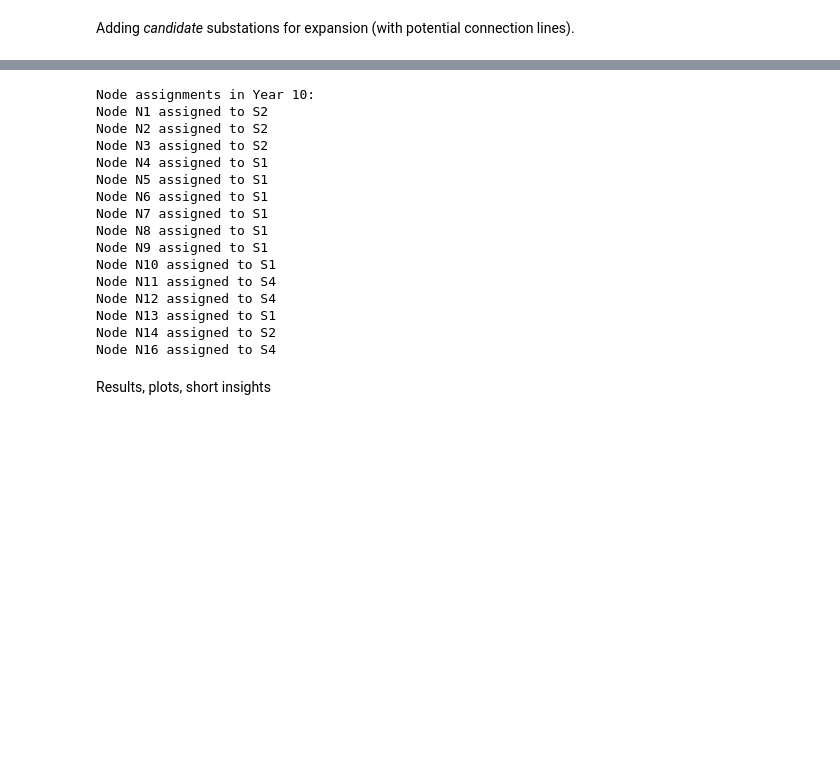
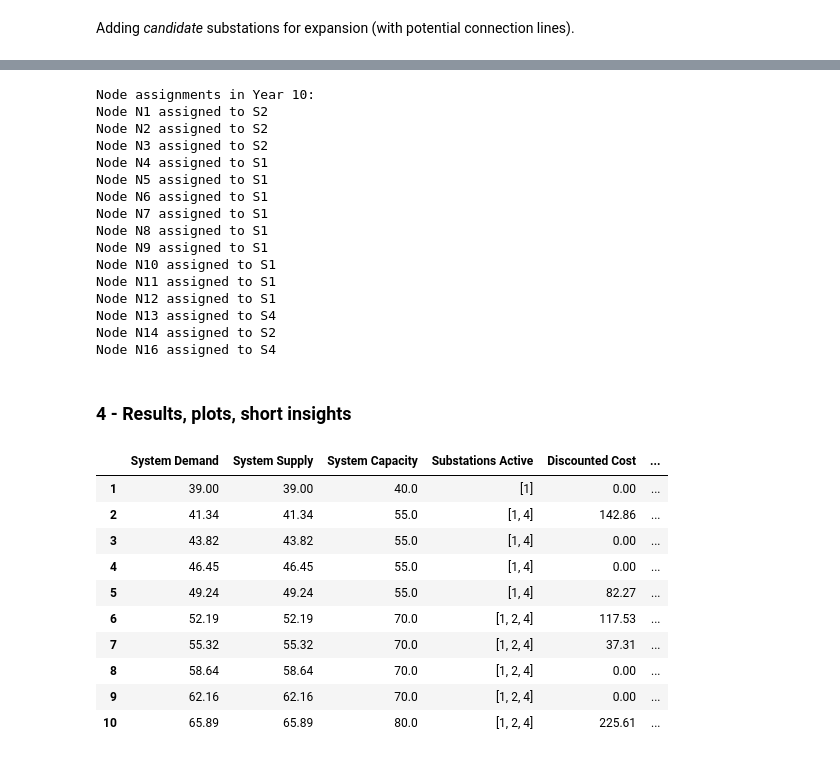
Before and after one commit to hubertprz/46750-optimization-assignment-2, a Jupyter notebook: model_1.ipynb, the cells around one changed output, grey strips where cells are left out. Cells and saved outputs as stored; diff of their text form; code cells hidden in the pictures; blank space fills up the shorter version.

```diff
--- a/model_1.ipynb
+++ b/model_1.ipynb
@@ -233,21 +327,16 @@ Arc N11 -> N12 assigned to S1
 # %%
 # Years 3-10
-S = list(np.arange(1, len(DistributionNetwork.SUBSTATIONS)+1))  # [1,2, ...]
-N = list(np.arange(1, len(DistributionNetwork.NODES)+1))        # [1,2, ...]
-
 for y in range(3,11,1):
     for load, demand in DistributionNetwork.load_capacity.items():
         DistributionNetwork.load_capacity[load] = (1 + demand_rate) * demand    # Increase demand
-    sol = solve_network(DistributionNetwork, B, dr, y)                          # Solve
+    system_demand[y] = list(DistributionNetwork.load_capacity.values())
+
+    sol = solve_network(DistributionNetwork, R, B, dr, y)                       # Solve
 
     results[f"Y{y}"] = sol                                                      # Store results
 
     print(f"\nYear {y}")
-    print("Total discounted cost:", round(sol['objective'],2))
-    print("Substation activation and supply:")
-    for s in S:
-        print(f"{DistributionNetwork.SUBSTATIONS[s-1].id} at {DistributionNetwork.SUBSTATIONS[s-1].node}: w={sol['w'][s]}, r={sol['r'][s]:.2f}")
-
-    DistributionNetwork.update_initial_conditions(sol['w'], sol['x'], sol['z']) # Update initial conditions for next time period
+    print_results(DistributionNetwork, sol, detailed=False)
+    DistributionNetwork.update_initial_conditions(sol['w'], sol['x'], sol['z'], R) # Update initial conditions for next year
 # %% [output]
 Year 3
@@ -270,9 +359,12 @@ S4 at N16: w=1.0, r=12.95
 # %%
+# Node assignment in Year 10
+S = list(np.arange(1, len(DistributionNetwork.SUBSTATIONS)+1))
+N = list(np.arange(1, len(DistributionNetwork.NODES)+1))
 print("\nNode assignments in Year 10:")
-for i in N:
+for n in N:
     for s in S:
-        if results["Y10"]['y'][i,s] > 0.5:
-            print(f"Node {DistributionNetwork.NODES[i-1]} assigned to {DistributionNetwork.SUBSTATIONS[s-1].id}")
+        if results["Y10"]['y'][n,s] > 0.5:
+            print(f"Node {DistributionNetwork.NODES[n-1]} assigned to {DistributionNetwork.SUBSTATIONS[s-1].id}")
 # %% [output]
 Node assignments in Year 10:
 Node N1 assigned to S2
@@ -285,10 +377,10 @@ Node N7 assigned to S1
 Node N8 assigned to S1
 Node N9 assigned to S1
 Node N10 assigned to S1
-Node N11 assigned to S4
-Node N12 assigned to S4
-Node N13 assigned to S1
+Node N11 assigned to S1
+Node N12 assigned to S1
+Node N13 assigned to S4
 Node N14 assigned to S2
 Node N16 assigned to S4
 # %% [markdown]
-Results, plots, short insights
+### 4 - Results, plots, short insights
@@ -296,0 +387,27 @@ Results, plots, short insights
+# %%
+# Create a DataFrame
+years = np.arange(1, 11, 1) #[1, 2, ..., 10]
+
+results_df = pd.DataFrame({
+    "System Demand": [round(sum(system_demand[y]), 2) for y in years],
+    "System Supply": [round(sum(results[f"Y{y}"]['r'].values()), 2) for y in years],
+    "System Capacity": [sum(results[f"Y{y}"]['P'].values()) for y in years],
+    "Substations Active": [[s for s,w in results[f"Y{y}"]['w'].items() if w==1] for y in years],
+    "Discounted Cost": [round(results[f"Y{y}"]['objective'], 2) for y in years]
+}, index=years)
+
+results_df['Cumulative D. Cost'] = results_df['Discounted Cost'].cumsum()
+
+results_df
+# %% [output]
+|  | System Demand | System Supply | System Capacity | Substations Active | Discounted Cost | ... |
+| 1 | 39.00 | 39.00 | 40.0 | [1] | 0.00 | ... |
+| 2 | 41.34 | 41.34 | 55.0 | [1, 4] | 142.86 | ... |
+| 3 | 43.82 | 43.82 | 55.0 | [1, 4] | 0.00 | ... |
+| 4 | 46.45 | 46.45 | 55.0 | [1, 4] | 0.00 | ... |
+| 5 | 49.24 | 49.24 | 55.0 | [1, 4] | 82.27 | ... |
+| 6 | 52.19 | 52.19 | 70.0 | [1, 2, 4] | 117.53 | ... |
+| 7 | 55.32 | 55.32 | 70.0 | [1, 2, 4] | 37.31 | ... |
+| 8 | 58.64 | 58.64 | 70.0 | [1, 2, 4] | 0.00 | ... |
+| 9 | 62.16 | 62.16 | 70.0 | [1, 2, 4] | 0.00 | ... |
+| 10 | 65.89 | 65.89 | 80.0 | [1, 2, 4] | 225.61 | ... |
```
Also changed, not shown: parts of 17 cells of this notebook, 3 other files.
